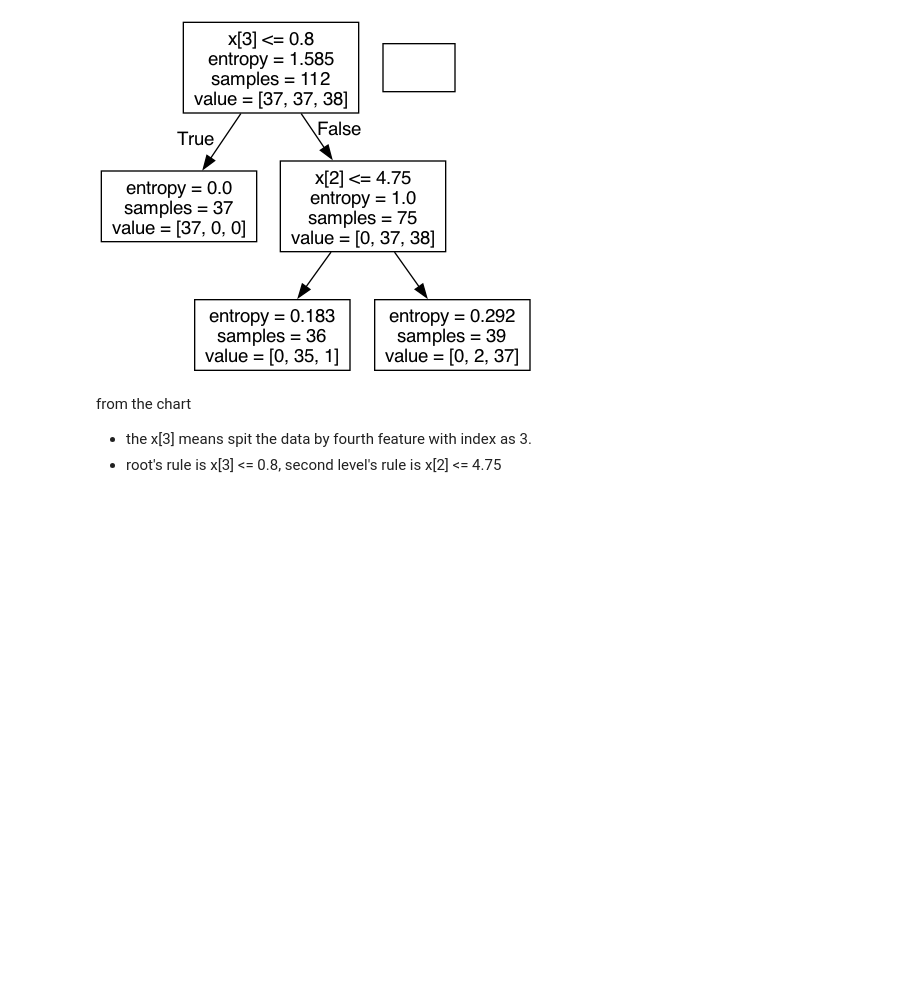
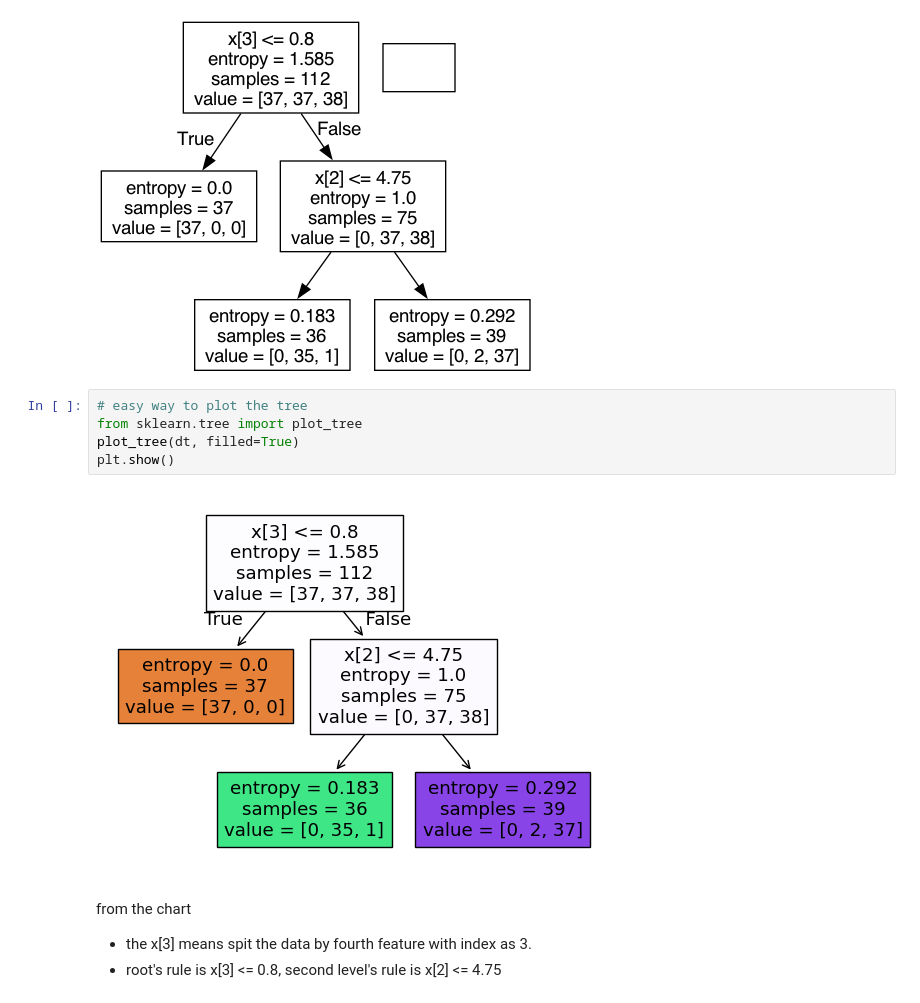
Before and after one commit to jasonyang26b/Python-Machine-Learning, a Jupyter notebook: Week7_Ensemble_Learning/Decision_Trees.ipynb, the cells around one changed output. Cells and saved outputs as stored; diff of their text form; blank space fills up the shorter version.

```diff
--- a/Week7_Ensemble_Learning/Decision_Trees.ipynb
+++ b/Week7_Ensemble_Learning/Decision_Trees.ipynb
@@ -307,6 +307,13 @@ graph = pydotplus.graph_from_dot_data(dot_data)
 display(Image(graph.create_png()))
 # %% [output]
 [figure]
+# %%
+# easy way to plot the tree
+from sklearn.tree import plot_tree
+plot_tree(dt, filled=True)
+plt.show()
+# %% [output]
+[figure, added]
 # %% [markdown]
 from the chart
 - the x[3] means spit the data by fourth feature with index as 3.
```
Also changed, not shown: 2 other files.
